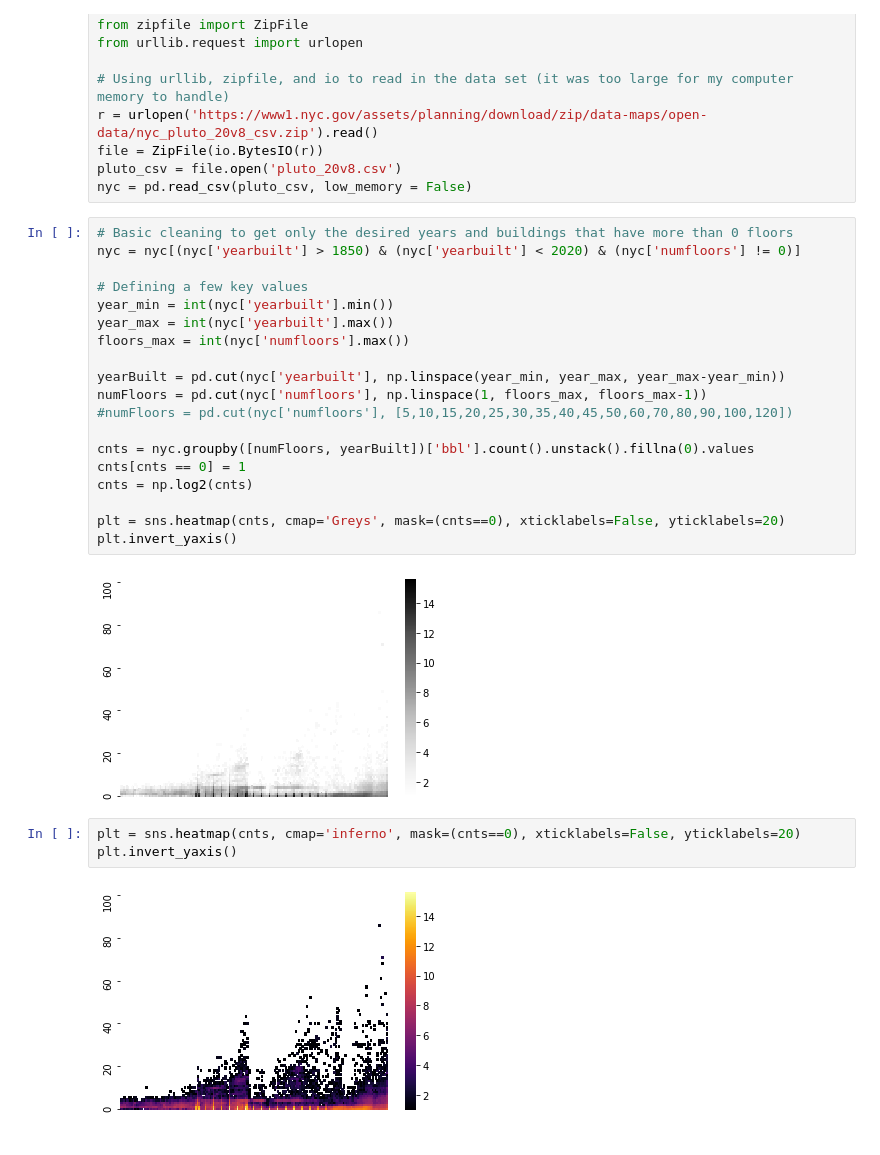
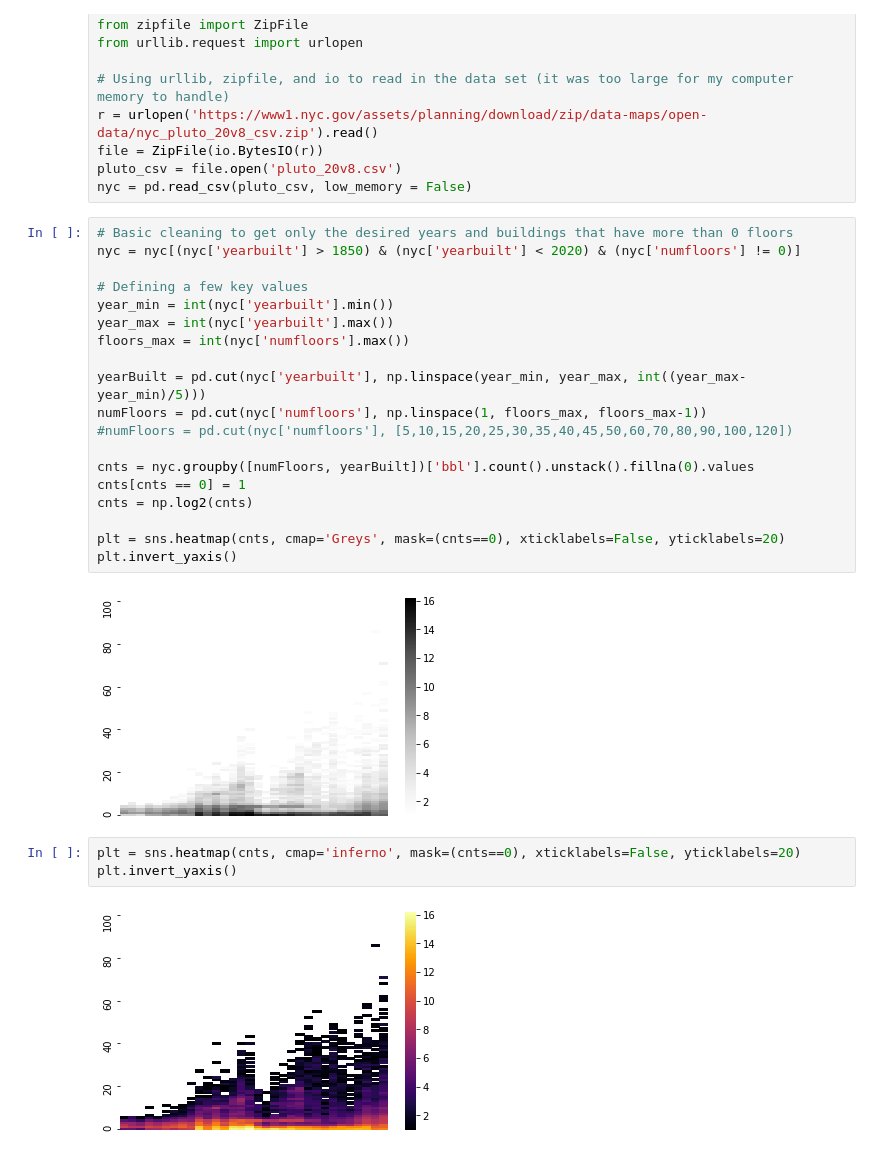
Before and after one commit to dmoste/DATA608, a Jupyter notebook: dmoste_hw2.ipynb, the cells around one changed output. Cells and saved outputs as stored; diff of their text form.

```diff
--- a/dmoste_hw2.ipynb
+++ b/dmoste_hw2.ipynb
@@ -16,26 +16,26 @@ nyc = pd.read_csv(pluto_csv, low_memory = False)
 # %%
 # Basic cleaning to get only the desired years and buildings that have more than 0 floors
 nyc = nyc[(nyc['yearbuilt'] > 1850) & (nyc['yearbuilt'] < 2020) & (nyc['numfloors'] != 0)]
 
 # Defining a few key values
 year_min = int(nyc['yearbuilt'].min())
 year_max = int(nyc['yearbuilt'].max())
 floors_max = int(nyc['numfloors'].max())
 
-yearBuilt = pd.cut(nyc['yearbuilt'], np.linspace(year_min, year_max, year_max-year_min))
+yearBuilt = pd.cut(nyc['yearbuilt'], np.linspace(year_min, year_max, int((year_max-year_min)/5)))
 numFloors = pd.cut(nyc['numfloors'], np.linspace(1, floors_max, floors_max-1))
 #numFloors = pd.cut(nyc['numfloors'], [5,10,15,20,25,30,35,40,45,50,60,70,80,90,100,120])
 
 cnts = nyc.groupby([numFloors, yearBuilt])['bbl'].count().unstack().fillna(0).values
 cnts[cnts == 0] = 1
 cnts = np.log2(cnts)
 
 plt = sns.heatmap(cnts, cmap='Greys', mask=(cnts==0), xticklabels=False, yticklabels=20)
 plt.invert_yaxis()
 # %% [output]
-[figure, old version]
+[figure, new version]
 # %%
 plt = sns.heatmap(cnts, cmap='inferno', mask=(cnts==0), xticklabels=False, yticklabels=20)
 plt.invert_yaxis()
 # %% [output]
-[figure, old version]
+[figure, new version]
```
Also changed, not shown: parts of 6 cells of this notebook.
